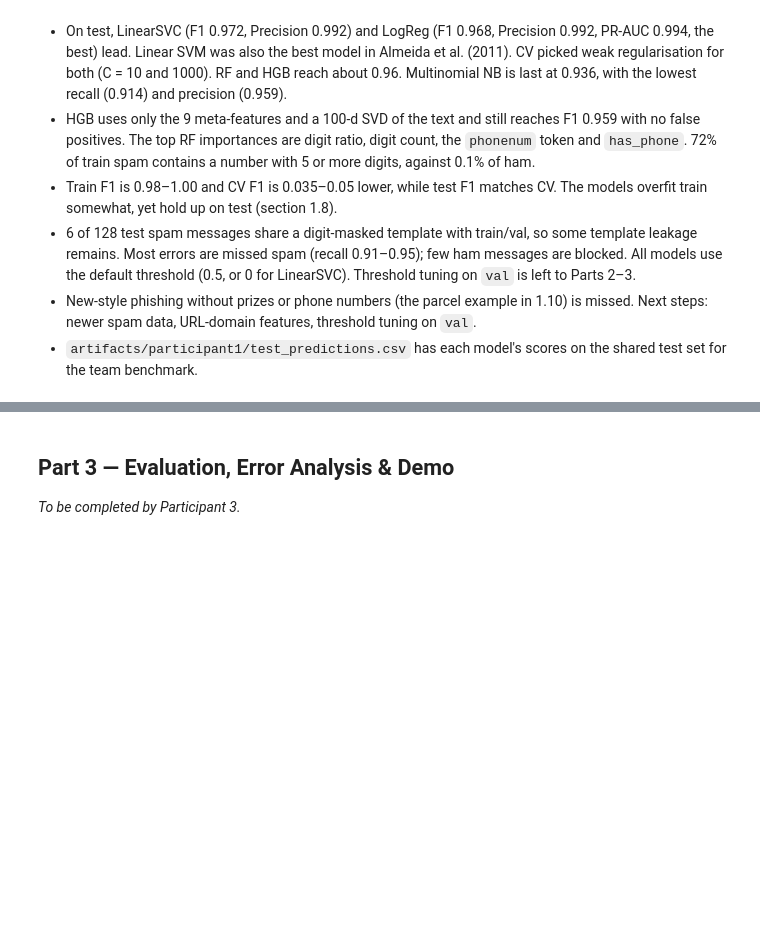
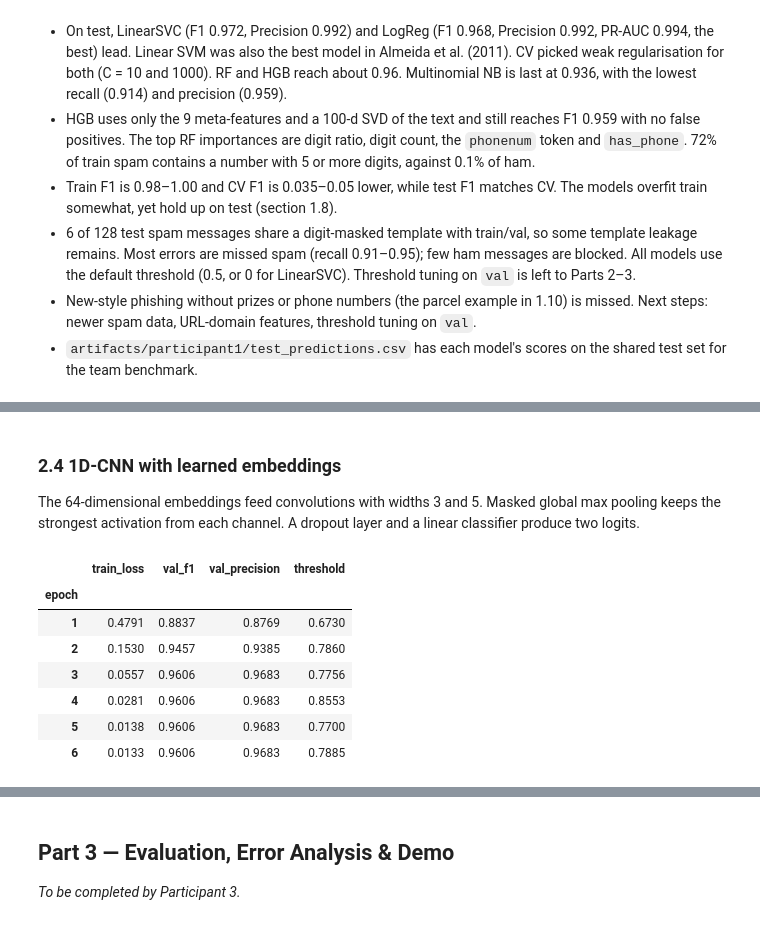
Before and after one commit to dench1k1ng/ml_midterm, a Jupyter notebook: Final_Denis_Shin_Abylay_Latiyev_Nikita_Vassilenko.ipynb, the cells around one changed output, grey strips where cells are left out. Cells and saved outputs as stored; diff of their text form; code cells hidden in the pictures; blank space fills up the shorter version.

```diff
--- a/Final_Denis_Shin_Abylay_Latiyev_Nikita_Vassilenko.ipynb
+++ b/Final_Denis_Shin_Abylay_Latiyev_Nikita_Vassilenko.ipynb
@@ -516,0 +691,42 @@ _To be completed by Participant 2. Load `data/sms_dedup.csv` and `artifacts/spli
+# %% [markdown]
+### 2.4 1D-CNN with learned embeddings
+
+The 64-dimensional embeddings feed convolutions with widths 3 and 5. Masked global max pooling keeps the strongest activation from each channel. A dropout layer and a linear classifier produce two logits.
+# %%
+class SmsCNN(nn.Module):
+    def __init__(self, vocab_size, pad_id):
+        super().__init__()
+        self.pad_id = pad_id
+        self.embedding = nn.Embedding(vocab_size, 64, padding_idx=pad_id)
+        self.convs = nn.ModuleList(nn.Conv1d(64, 64, width, padding=width // 2) for width in (3, 5))
+        self.classifier = nn.Sequential(nn.Dropout(0.30), nn.Linear(128, 2))
+
+    def forward(self, input_ids):
+        embedded = self.embedding(input_ids).transpose(1, 2)
+        is_token = input_ids.ne(self.pad_id).unsqueeze(1)
+        pooled = []
+        for conv in self.convs:
+            activations = conv(embedded).relu().masked_fill(~is_token, 0)
+            pooled.append(activations.amax(dim=2))
+        return self.classifier(torch.cat(pooled, dim=1))
+
+
+def encode_cnn(texts):
+    return (cnn_inputs(texts),)
+
+
+set_seed(DL_SEED)
+cnn_model = SmsCNN(cnn_tokenizer.get_vocab_size(), cnn_pad_id)
+cnn_best, cnn_history = fit_sms_model(
+    cnn_model, encode_cnn, epochs=12, batch_size=64, learning_rate=0.002,
+)
+cnn_history.round(4)
+# %% [output]
+|  | train_loss | val_f1 | val_precision | threshold |
+| epoch |  |  |  |  |
+| 1 | 0.4791 | 0.8837 | 0.8769 | 0.6730 |
+| 2 | 0.1530 | 0.9457 | 0.9385 | 0.7860 |
+| 3 | 0.0557 | 0.9606 | 0.9683 | 0.7756 |
+| 4 | 0.0281 | 0.9606 | 0.9683 | 0.8553 |
+| 5 | 0.0138 | 0.9606 | 0.9683 | 0.7700 |
+| 6 | 0.0133 | 0.9606 | 0.9683 | 0.7885 |
```
Also changed, not shown: parts of 11 cells of this notebook, 4 other files.
